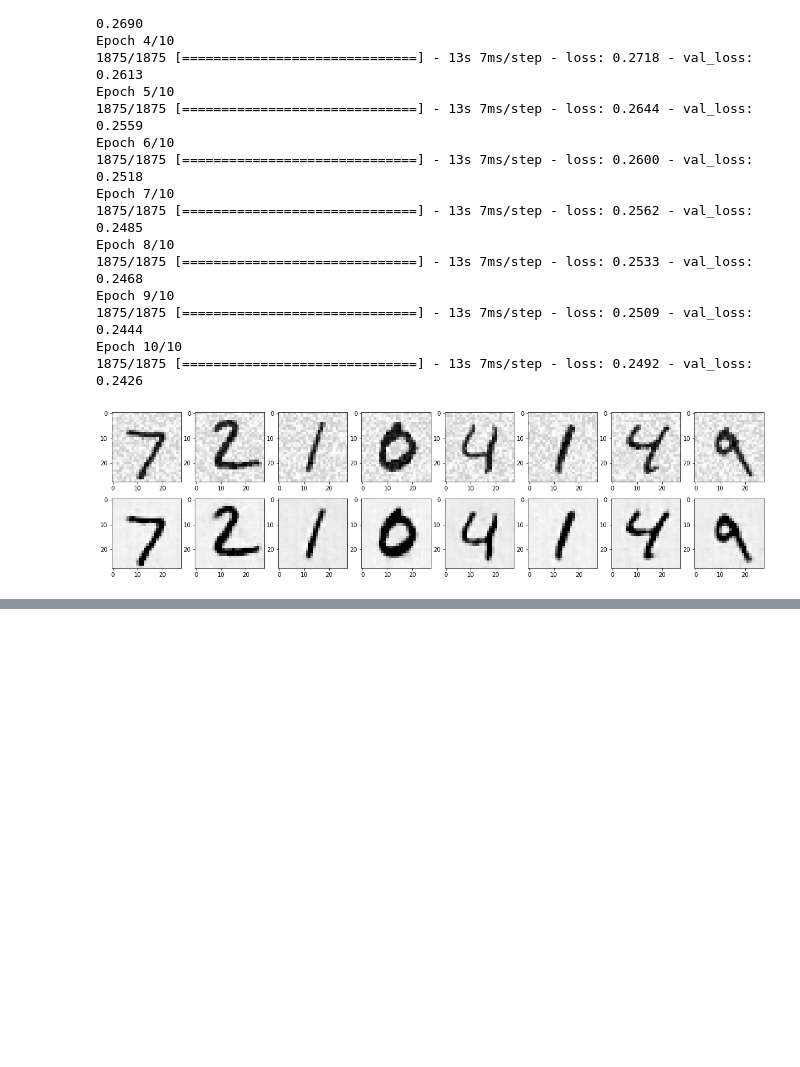
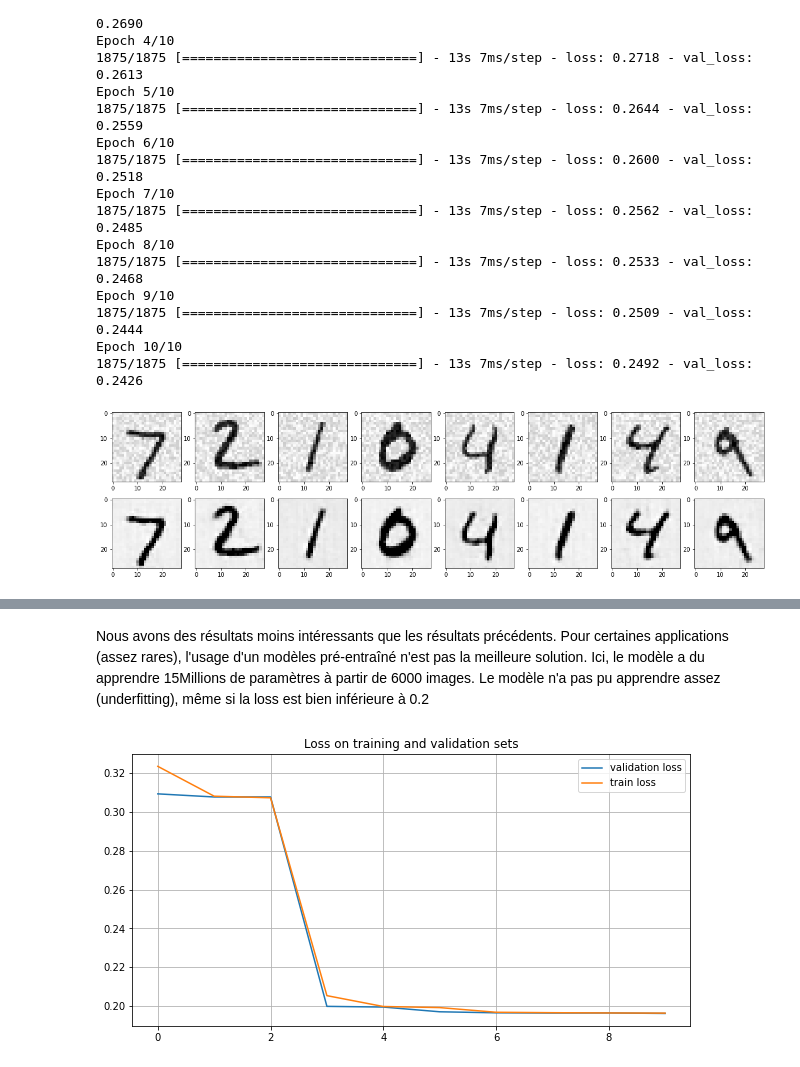
Before and after one commit to Mkenza/project_DL, a Jupyter notebook: Labs/TP4-MAKHLOUF-BMDATA2021-autoencoder.ipynb, the cells around one changed output, grey strips where cells are left out. Drawn from its saved outputs; the diff is of its cells as text; code cells hidden in the pictures; blank space fills up the shorter version.

```diff
--- a/Labs/TP4-MAKHLOUF-BMDATA2021-autoencoder.ipynb
+++ b/Labs/TP4-MAKHLOUF-BMDATA2021-autoencoder.ipynb
@@ -315,0 +438,13 @@ for i in range(8):
+# %% [markdown]
+Nous avons des résultats moins intéressants que les résultats précédents. Pour certaines applications (assez rares), l'usage d'un modèles pré-entraîné n'est pas la meilleure solution. Ici, le modèle a du apprendre 15Millions de paramètres à partir de 6000 images. Le modèle n'a pas pu apprendre assez (underfitting), même si la loss est bien inférieure à 0.2
+# %%
+figsize(10, 5)
+
+plot(history.history["val_loss"], label="validation loss")
+plot(history.history["loss"], label="train loss")
+title("Loss on training and validation sets")
+legend()
+grid()
+show()
+# %% [output]
+[figure, added]
```
Also changed, not shown: parts of 13 cells of this notebook.
